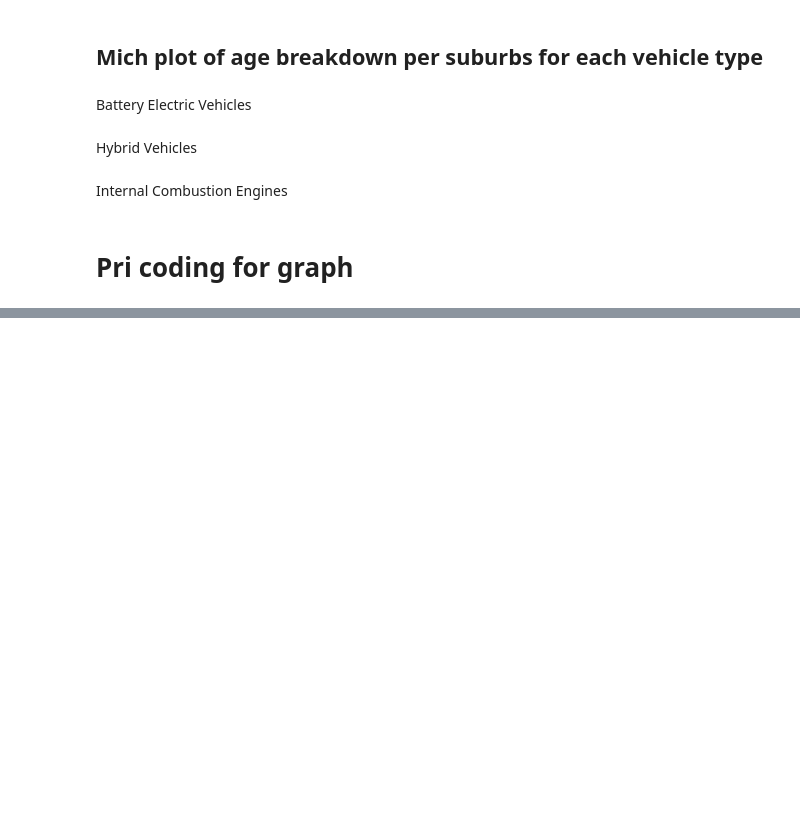
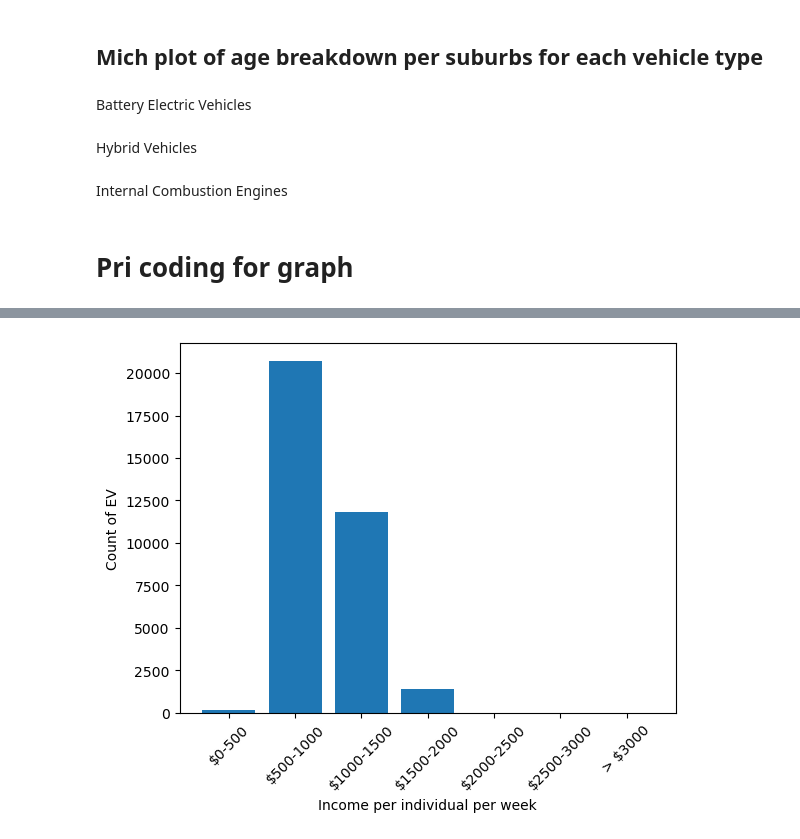
Before and after one commit to Sami-Haha/Project1_Group7, a Jupyter notebook: Group 7 Data Analysis.ipynb, the cells around one changed output, grey strips where cells are left out. Saved outputs shown, nothing was run; the diff lists cells and outputs as text; code cells hidden in the pictures; blank space fills up the shorter version.

```diff
--- a/Group 7 Data Analysis.ipynb
+++ b/Group 7 Data Analysis.ipynb
@@ -296,0 +326,4 @@ plt.show()
+# %%
+#merge df around postcode
+merged = pd.merge(census, data_df, on='Postcode', how='left')
+merged
@@ -296,0 +361,12 @@ plt.show()
+# %%
+#create bins, labels and insert new column for grouped median income
+income_bins = [0,500,1000,1500,2000,2500,3000,6000]
+income_labels = ['$0-500', '$500-1000','$1000-1500', '$1500-2000', '$2000-2500', '$2500-3000', '> $3000']
+merged['Income Range'] = pd.cut(merged['Median_tot_prsnl_inc_weekly'], income_bins, labels=income_labels)
+# %%
+#filter to only have electric vehicles
+merged_bev = merged.loc[merged['Fuel Type'] == 'Battery Electric Vehicle']
+# %%
+#count of each income range
+grouped_by_income = merged_bev.groupby(['Income Range'])['Registrations as at 31 January 2022'].sum()
+grouped_by_income
@@ -296,0 +396,10 @@ plt.show()
+# %%
+#create bar plot for income range against count of EV ownerships
+plt.bar(income_labels, grouped_by_income, align='center')
+plt.xlabel('Income per individual per week')
+plt.ylabel('Count of EV')
+tick_locations = [value for value in income_labels]
+plt.xticks(tick_locations, income_labels, rotation=45)
+plt.savefig("Output/Income vs EV Rego.png")
+# %% [output]
+[figure, added]
```
Also changed, not shown: parts of 13 cells of this notebook, 1 other file.
